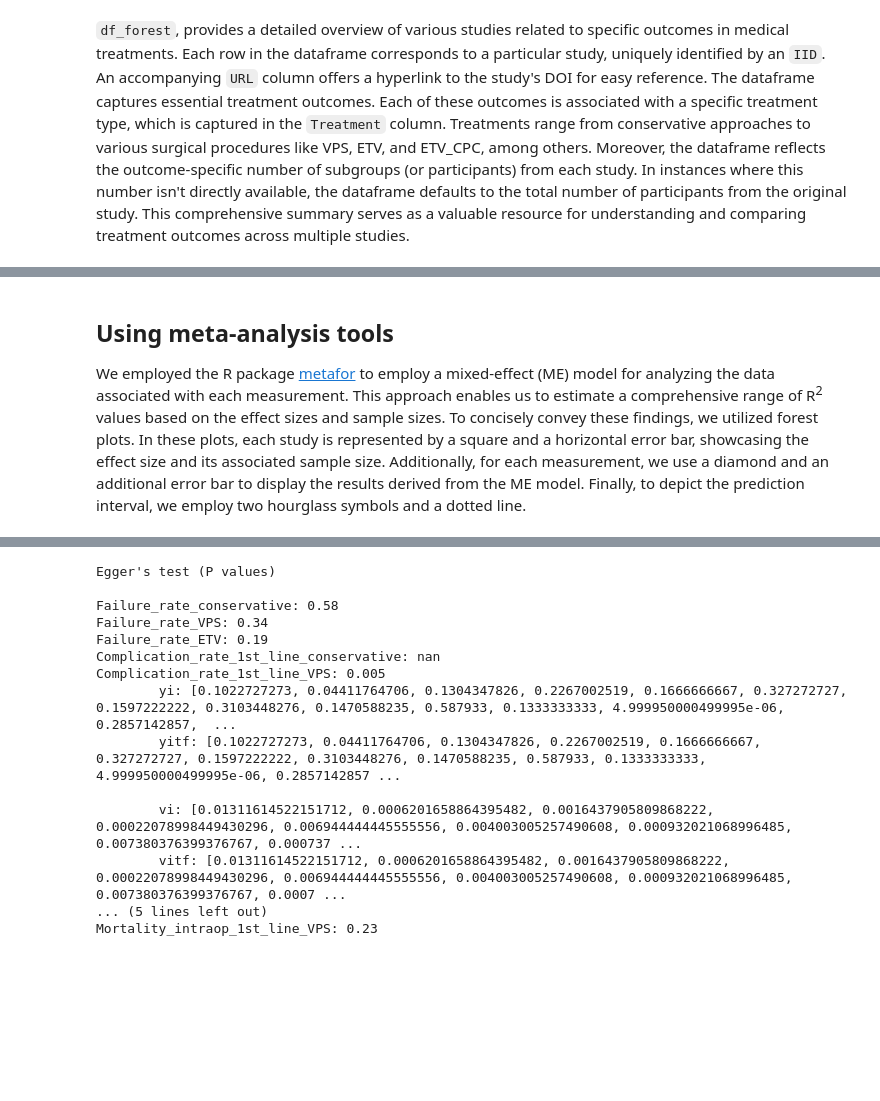
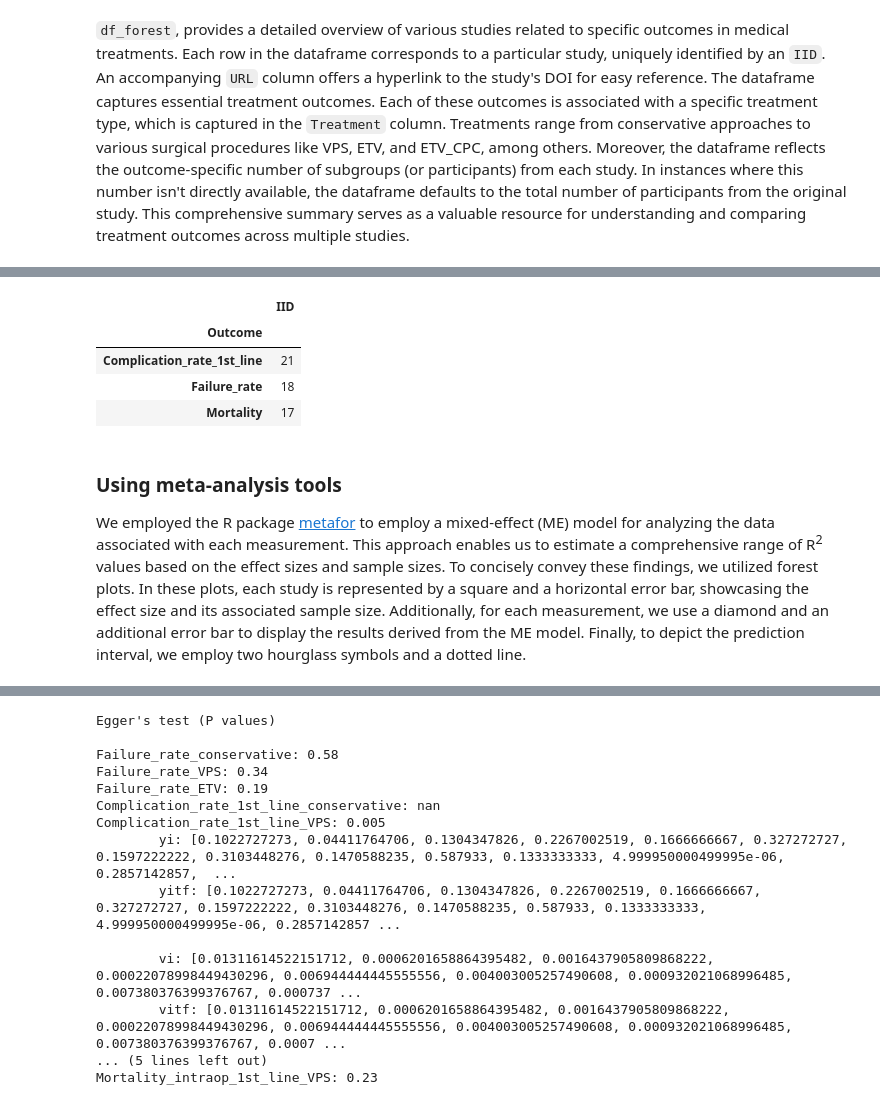
Before and after one commit to nooralteneiji/Myelomeningocele-Associated-Hydrocephalus-A-Systematic-Review-and-Meta-Analysis, a Jupyter notebook: Interactive_manuscript.ipynb, the cells around one changed output, grey strips where cells are left out. Saved outputs shown, nothing was run; the diff lists cells and outputs as text; code cells hidden in the pictures; blank space fills up the shorter version.

```diff
--- a/Interactive_manuscript.ipynb
+++ b/Interactive_manuscript.ipynb
@@ -1549,6 +1570,15 @@ To adopt the future behavior and silence this warning, use
 | 79 | ID 172 | Ojo et al., 2015 | <a style='color:inherit' href='ht... | Mortality_periop_1st_line | 0.0 | 2015 | Lower middle income | Sub-Saharan Africa | Nigeria | ... |
 | 80 | ID 172 | Ojo et al., 2015 | <a style='color:inherit' href='ht... | Complication_rate_1st_line | 0.0 | 2015 | Lower middle income | Sub-Saharan Africa | Nigeria | ... |
 81 rows × 22 columns
+# %%
+df_forest.replace({'Mortality_intraop_1st_line': 'Mortality', 'Mortality_periop_1st_line': 'Mortality'})[['IID', 'Outcome','N']].drop_duplicates()[['Outcome', 'N']].groupby(['Outcome']).sum()
+df_forest.replace({'Mortality_intraop_1st_line': 'Mortality', 'Mortality_periop_1st_line': 'Mortality'})[['IID', 'Outcome']].drop_duplicates().groupby(['Outcome']).count()
+# %% [output]
+|  | IID |
+| Outcome |  |
+| Complication_rate_1st_line | 21 |
+| Failure_rate | 18 |
+| Mortality | 17 |
 # %%
 #Create dictionaries
 measure_type = {
@@ -1589,7 +1619,7 @@ measure_type = {
     }
 }
 # %% [markdown]
-## Using meta-analysis tools
+### Using meta-analysis tools
 
 We employed the R package [metafor](http://www.metafor-project.org/doku.php) to employ a mixed-effect (ME) model for analyzing the data associated with each measurement. This approach enables us to estimate a comprehensive range of R<sup>2</sup> values based on the effect sizes and sample sizes. To concisely convey these findings, we utilized forest plots. In these plots, each study is represented by a square and a horizontal error bar, showcasing the effect size and its associated sample size. Additionally, for each measurement, we use a diamond and an additional error bar to display the results derived from the ME model. Finally, to depict the prediction interval, we employ two hourglass symbols and a dotted line.
 # %%
```
Also changed, not shown: parts of 16 cells of this notebook.
